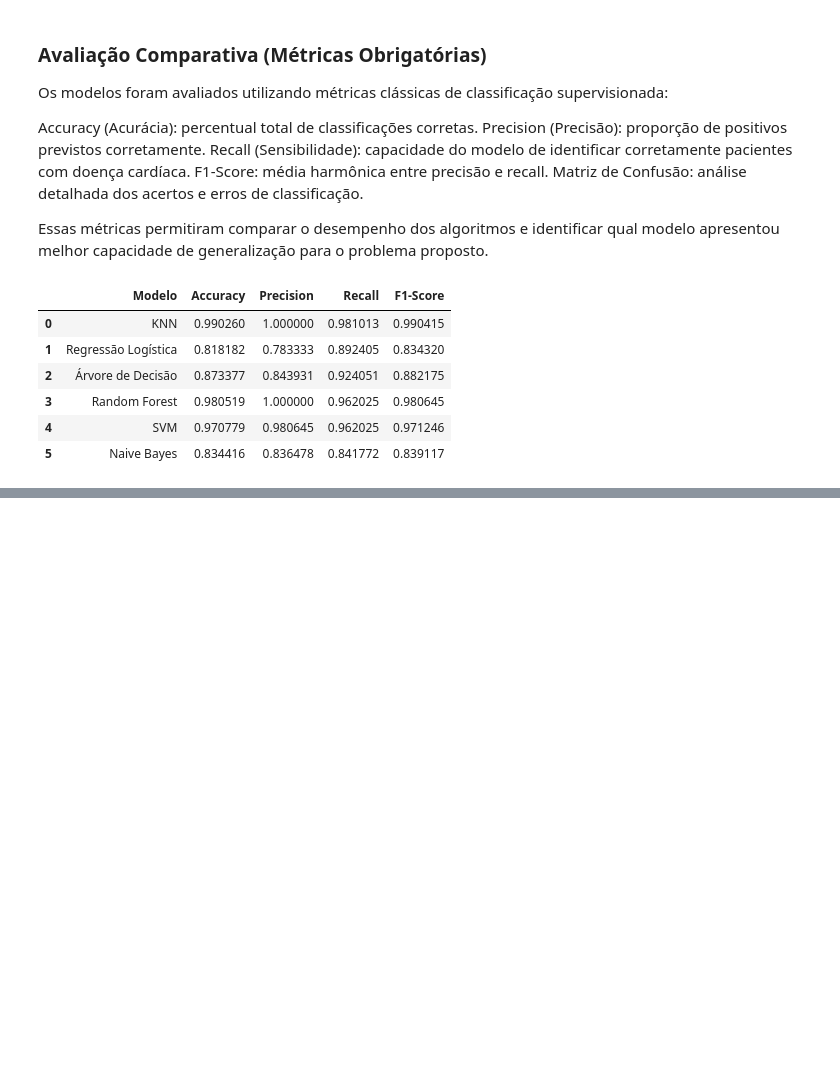
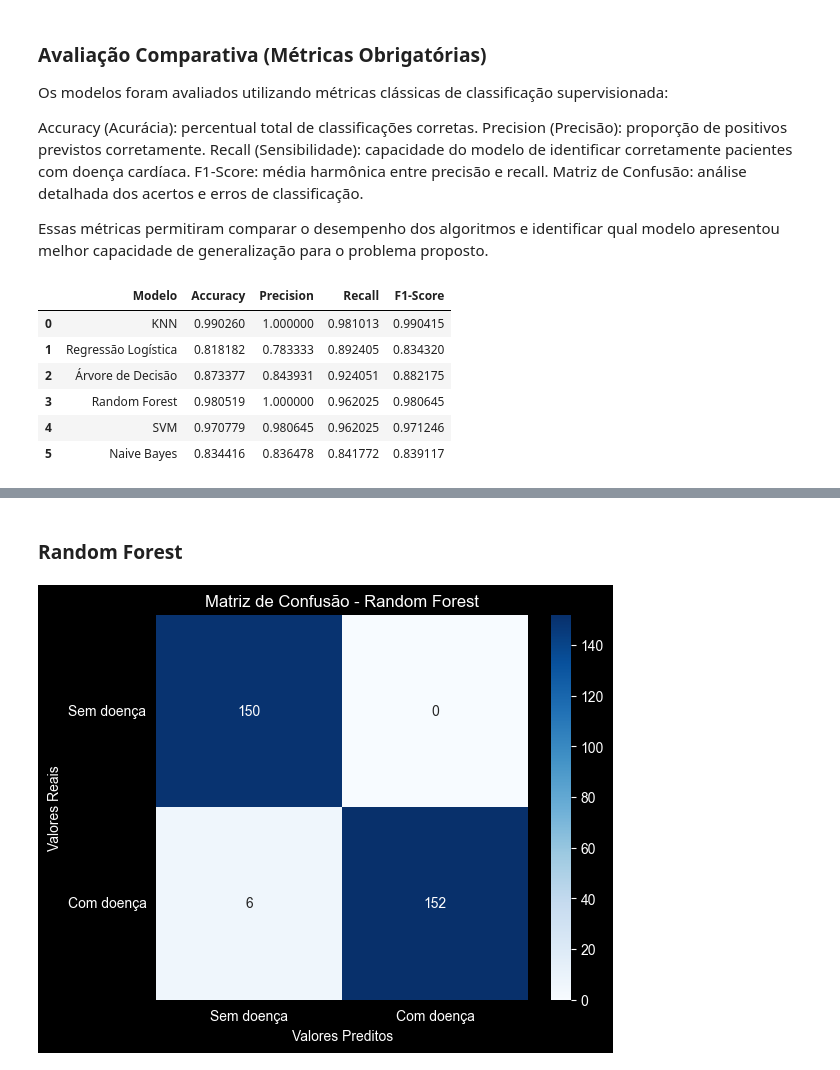
Before and after one commit to MagalDevs/analise-de-dados, a Jupyter notebook: heart-disease-dataset.ipynb, the cells around one changed output, grey strips where cells are left out. Cells and saved outputs as stored; diff of their text form; code cells hidden in the pictures; blank space fills up the shorter version.

```diff
--- a/heart-disease-dataset.ipynb
+++ b/heart-disease-dataset.ipynb
@@ -610,0 +711,10 @@ fig.show()
+# %% [markdown]
+### Random Forest
+# %%
+plot_confusion_matrix(
+    y_test,
+    y_pred_rf,
+    'Random Forest'
+)
+# %% [output]
+[figure, added]
```
Also changed, not shown: parts of 20 cells of this notebook.
